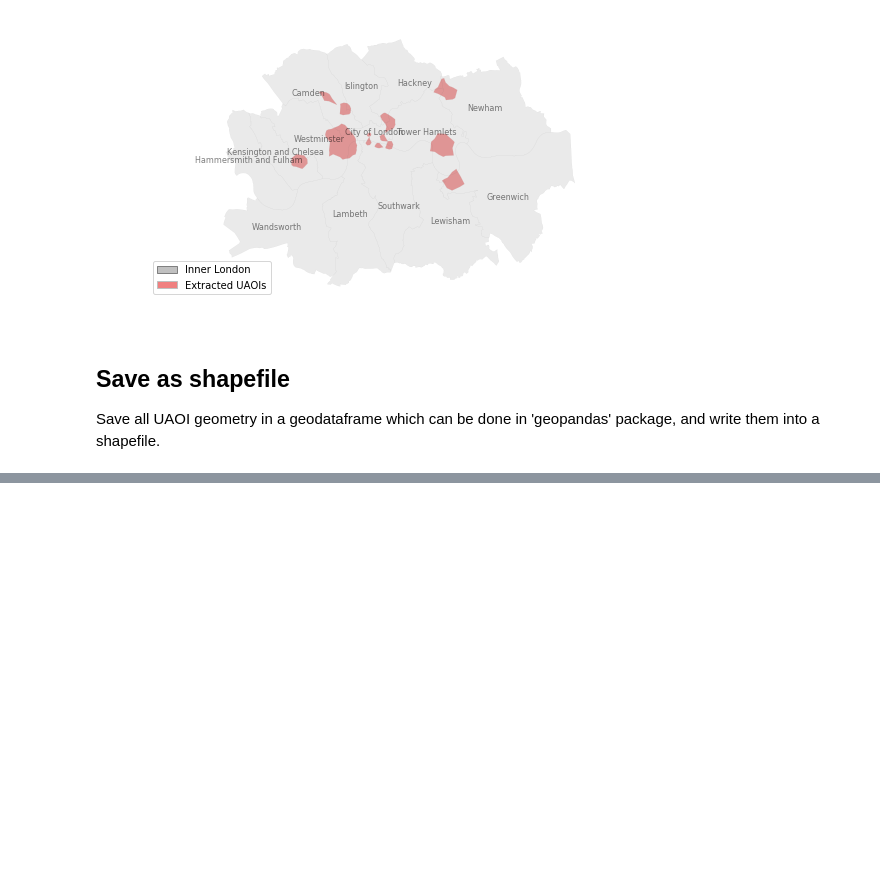
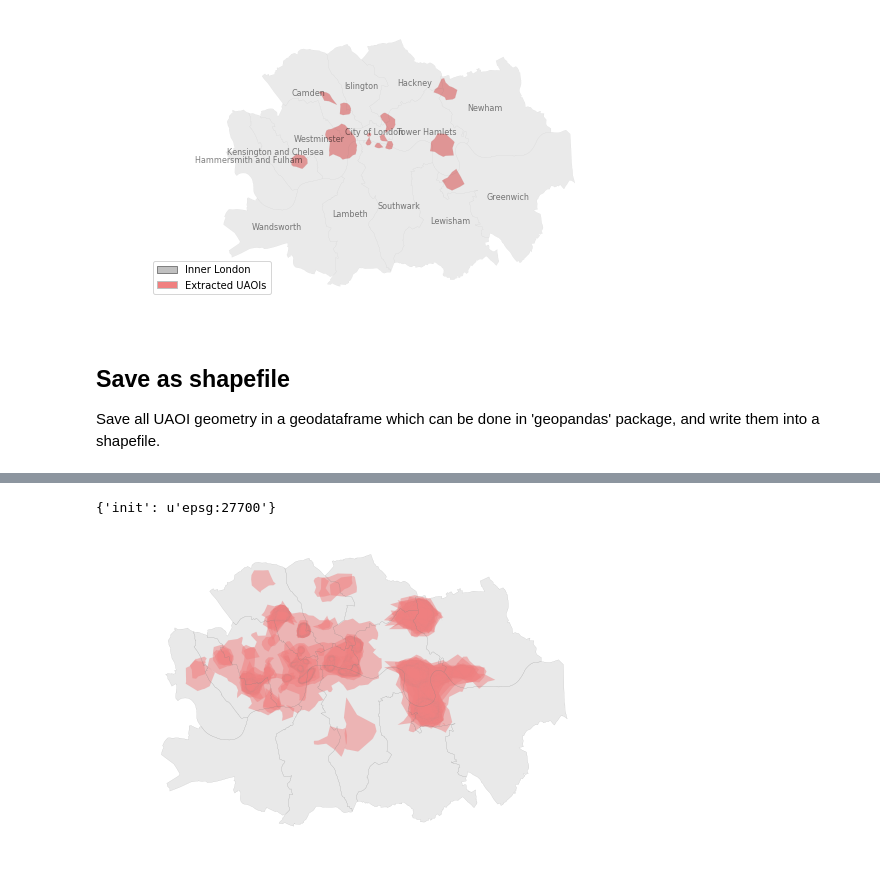
Before and after one commit to meixuchen/flickr_data_process_python, a Jupyter notebook: code/UAOI extraction.ipynb, the cells around one changed output, grey strips where cells are left out. Cells and saved outputs as stored; diff of their text form; code cells hidden in the pictures; blank space fills up the shorter version.

```diff
--- a/code/UAOI extraction.ipynb
+++ b/code/UAOI extraction.ipynb
@@ -39,7 +39,7 @@ f['geometry'] = gpd.GeoSeries([geometry.Point(x,y) for x, y in zip(f.X,f.Y)],ind
 f = gpd.GeoDataFrame(f,geometry = 'geometry')
 f.crs ={'init': 'epsg:27700'}
 #read innerlon shapefile
-innerlon = gpd.read_file('.../Flickr_data/innerlon_nospace.shp')
+innerlon = gpd.read_file('data/innerlon_nospace.shp')
 innerlon.crs = {'init': 'epsg:27700'}
 #pick up flickr data in inner london by intersecting points and polygon
 f_within = sjoin(f,innerlon, how = 'inner')
@@ -229,0 +232,2 @@ gdf.to_file(driver = 'GeoJSON', filename= "poly1.geojson")
+# %%
+merged_UAOI = gpd.read_file('data/UAOI_merge.geojson')
@@ -229,0 +243,17 @@ gdf.to_file(driver = 'GeoJSON', filename= "poly1.geojson")
+# %%
+#check the crs of merged UAOIs
+merged_UAOI.crs
+# %% [output]
+{'init': u'epsg:27700'}
+# %%
+#Reproject the crs to wgs84
+UAOI_wgs84 = merged_UAOI.to_crs(epsg = 4326)
+# %%
+#Visualise all UOAIs within three years in one map
+f,ax = plt.subplots(1)
+innerlon.to_crs(epsg = 4326).plot(ax = ax, alpha=0.34, linewidth=0.1, edgecolor = 'gray', facecolor = 'silver')
+UAOI_wgs84.plot(ax = ax, facecolor = 'lightcoral',linewidth = 0.01, edgecolor = 'silver')
+ax.set_axis_off()
+plt.show()
+# %% [output]
+[figure, added]
```
Also changed, not shown: parts of 3 cells of this notebook, 1 other file.
